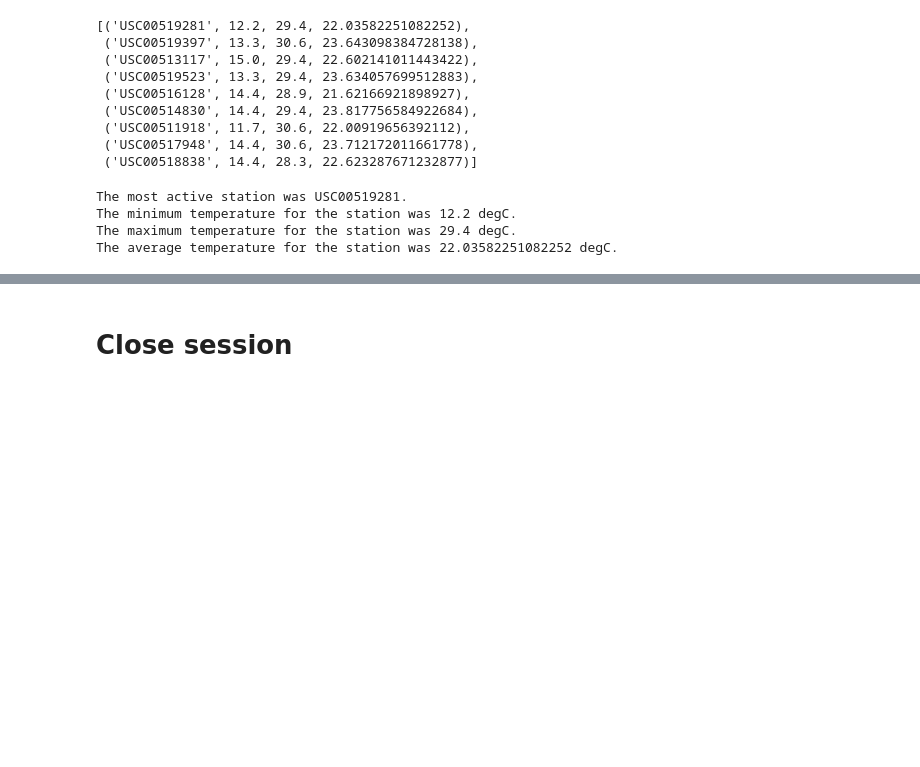
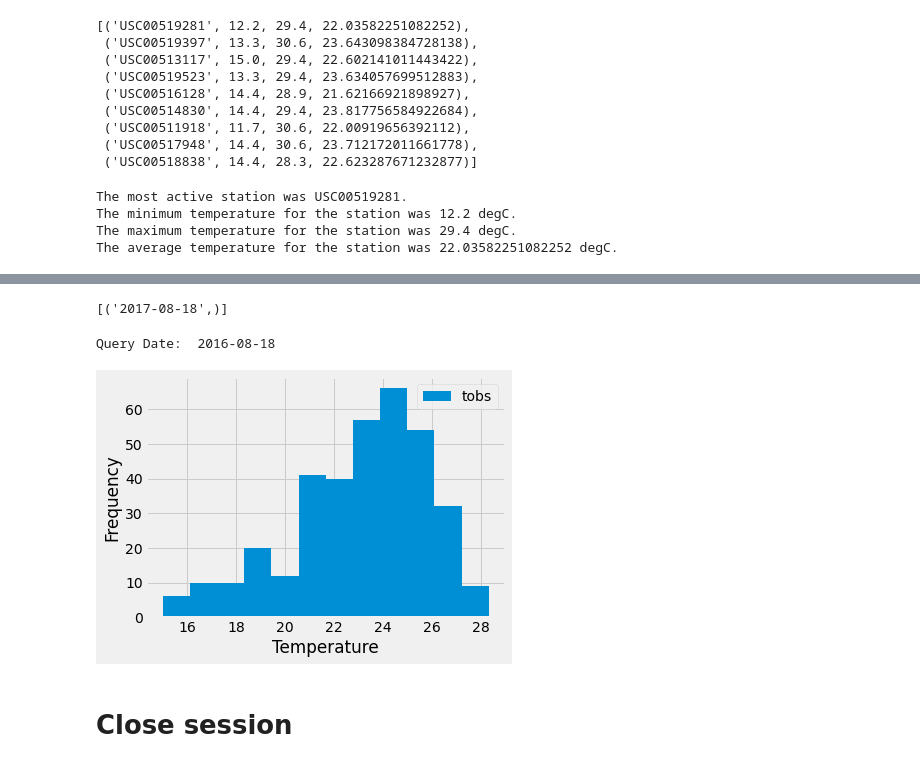
Before and after one commit to lcardsvr/sqlalchemy-challenge, a Jupyter notebook: SurfsUp/climate_starter.ipynb, the cells around one changed output, grey strips where cells are left out. Saved outputs shown, nothing was run; the diff lists cells and outputs as text; code cells hidden in the pictures; blank space fills up the shorter version.

```diff
--- a/SurfsUp/climate_starter.ipynb
+++ b/SurfsUp/climate_starter.ipynb
@@ -453,3 +338,29 @@ The average temperature for the station was 22.03582251082252 degC.
+# %%
+maxdate= session.query(func.max(Measurement.date)).filter(Measurement.station == 'USC00519281' ).all()
+
+maxdate
+# %% [output]
+[('2017-08-18',)]
+# %%
+query_date2 = dt.date(2017, 8,18 ) - dt.timedelta(days=365)
+print("Query Date: ", query_date2)
+# %% [output]
+Query Date:  2016-08-18
+# %%
+temp_data = session.query(Measurement.date, Measurement.tobs).\
+     filter(Measurement.date >= query_date2).\
+     filter(Measurement.station == 'USC00519281' ).\
+     order_by(Measurement.date).all()
+# %%
+# Plot the Results in a Matplotlib bar chart
+temp_df = pd.DataFrame(temp_data, columns=['date', 'tobs'])
+temp_df.set_index('date', inplace=True)
+temp_df.plot(kind="hist", bins=12)
+plt.tight_layout()
+plt.xlabel("Temperature")
+plt.show()
+# %% [output]
+[figure, added]
 # %% [markdown]
 # Close session
 # %%
```
Also changed, not shown: parts of 30 cells of this notebook.
